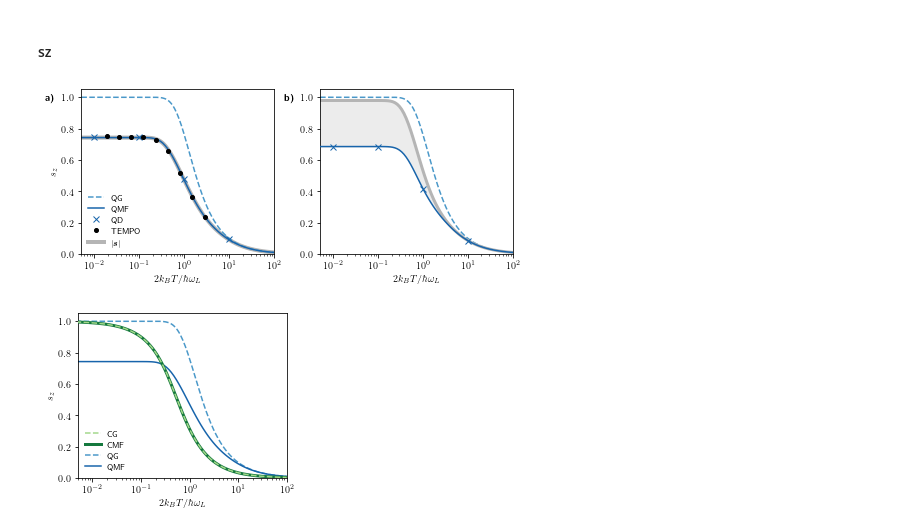
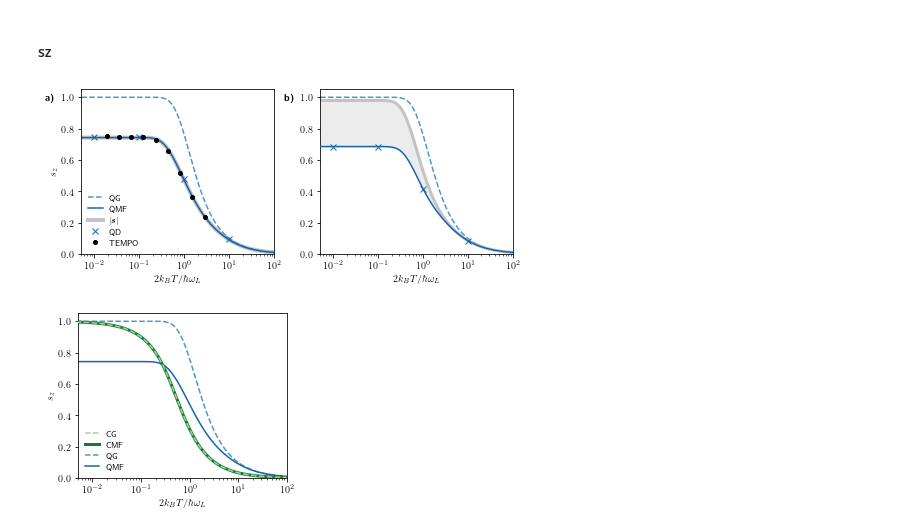
Before and after one commit to quantum-exeter/QuantumSpinDynamics, a Jupyter notebook: plot/plotStatics.ipynb, the cells around one changed output. Drawn from its saved outputs; the diff is of its cells as text; code cells hidden in the pictures.

Commit message:
Legend changed in weak plots.

```diff
--- a/plot/plotStatics.ipynb
+++ b/plot/plotStatics.ipynb
@@ -182,47 +182,49 @@ def clGibbs(T):
 # ax[0].semilogx(data3D_prmd_cl[:,0], data3D_prmd_cl[:,3], color=ocmap(0.8), linestyle='-', linewidth=3, zorder=1, label='CMF') # MFGS
 
 ## Quantum ##
-ax[0].semilogx(dataG_qu[:,0], dataG_qu[:,3], color=bcmap(0.6), linestyle='--', label='QG') # Gibbs
-ax[0].semilogx(data3D_prmd[:,0], data3D_prmd[:,3], color=bcmap(0.8), label='QMF') # MFGS
-ax[0].plot(0.01, 0.745, color=bcmap(0.8), marker='x', linestyle='None', label='QD') # Dynamics
-ax[0].plot(0.1, 0.745, color=bcmap(0.8), marker='x', linestyle='None') # Dynamics
-ax[0].plot(1, 0.476, color=bcmap(0.8), marker='x', linestyle='None') # Dynamics
-ax[0].plot(10, 0.0942, color=bcmap(0.8), marker='x', linestyle='None') # Dynamics
-ax[0].semilogx(data_tempo[:,0], data_tempo[:,1], 'ko', markersize=4, label='TEMPO') # TEMPO
+ax[0].semilogx(dataG_qu[:,0], dataG_qu[:,3], color=bcmap(0.6), linestyle='--', label='QG', zorder=1) # Gibbs
+ax[0].semilogx(data3D_prmd[:,0], data3D_prmd[:,3], color=bcmap(0.8), label='QMF', zorder=2) # MFGS
 
-ax[0].semilogx(data3D_prmd[:,0], np.sqrt(data3D_prmd[:,1]**2 + data3D_prmd[:,2]**2 + data3D_prmd[:,3]**2), color=gcmap(0.4), linestyle='-', linewidth=4, zorder=0, label='$|\\bm{s}|$') # MFGS
+ax[0].semilogx(data3D_prmd[:,0], np.sqrt(data3D_prmd[:,1]**2 + data3D_prmd[:,2]**2 + data3D_prmd[:,3]**2), color=gcmap(0.35), linestyle='-', linewidth=4, zorder=0, label='$|\\bm{s}|$') # MFGS
+
+ax[0].plot(0.01, 0.745, color=bcmap(0.8), marker='x', linestyle='None', label='QD', zorder=3) # Dynamics
+ax[0].plot(0.1, 0.745, color=bcmap(0.8), marker='x', linestyle='None', zorder=3) # Dynamics
+ax[0].plot(1, 0.476, color=bcmap(0.8), marker='x', linestyle='None', zorder=3) # Dynamics
+ax[0].plot(10, 0.0942, color=bcmap(0.8), marker='x', linestyle='None', zorder=3) # Dynamics
+
+ax[0].semilogx(data_tempo[:,0], data_tempo[:,1], 'ko', markersize=4, label='TEMPO', zorder=4) # TEMPO
 
 ##### Data 1D ######
 
 ## Classical ##
 # ax[1].semilogx(dataG_qu[:,0], clGibbs(dataG_qu[:,0]), 'r-') # Gibbs (Analytical)
 # ax[1].semilogx(dataG_cl[:,0], dataG_cl[:,3], color=ocmap(0.4), linestyle='--', zorder=2, label='CG') # Gibbs (Numerical)
 # ax[1].semilogx(data1D_prmd_cl[:,0], data1D_prmd_cl[:,3], color=ocmap(0.8), linestyle='-', linewidth=3, zorder=0) # MFGS
 
 ## Quantum ##
 ax[1].semilogx(dataG_qu[:,0], dataG_qu[:,3], color=bcmap(0.6), linestyle='--', zorder=1) # Gibbs
 ax[1].semilogx(data1D_prmd[:,0], data1D_prmd[:,3], color=bcmap(0.8), zorder=3) # MFGS
 
 ax[1].plot(0.01, 0.685, color=bcmap(0.8), marker='x', linestyle='None', zorder=4) # Dynamics
 ax[1].plot(0.1, 0.685, color=bcmap(0.8), marker='x', linestyle='None', zorder=4) # Dynamics
 ax[1].plot(1, 0.417, color=bcmap(0.8), marker='x', linestyle='None', zorder=4) # Dynamics
 ax[1].plot(10, 0.086, color=bcmap(0.8), marker='x', linestyle='None', zorder=4) # Dynamics
 
 ax[1].fill_between(data1D_prmd[:,0], np.sqrt(data1D_prmd[:,1]**2 + data1D_prmd[:,2]**2 + data1D_prmd[:,3]**2), data1D_prmd[:,3], color=gcmap(0.15), zorder=0)
 
-ax[1].semilogx(data1D_prmd[:,0], np.sqrt(data1D_prmd[:,1]**2 + data1D_prmd[:,2]**2 + data1D_prmd[:,3]**2), color=gcmap(0.4), linestyle='-', linewidth=3, zorder=2) # MFGS
+ax[1].semilogx(data1D_prmd[:,0], np.sqrt(data1D_prmd[:,1]**2 + data1D_prmd[:,2]**2 + data1D_prmd[:,3]**2), color=gcmap(0.35), linestyle='-', linewidth=3, zorder=2) # MFGS
 
 ax[0].text(0.08e-2, 0.98, '\\textbf{a)}')
 ax[1].text(0.08e-2, 0.98, '\\textbf{b)}')
 
-ax[0].legend(ncol=1, loc='lower left', frameon=False)
+ax[0].legend(ncol=1, loc='lower left', frameon=False, handlelength=1.8)
 
 fig.tight_layout(w_pad = 1.4)
 
 # plt.savefig('/Users/charliehogg/Dropbox/PhD/1. 3D Project/Paper/Graphs/sz_T_prmd_1D_3D.pdf', dpi=300) # Export for Mac
 plt.savefig('C://Users//crh222//Dropbox//PhD//1. 3D Project///Paper//Graphs//sz_T_prmd_1D_3D.pdf', dpi=300) # Export for Windows
 # %% [output]
-[figure, old version]
+[figure, new version]
 # %%
 fig, ax = plt.subplots(1, 1, figsize=(3.75, 3))  #size in inches
 
```
Also changed, not shown: parts of 2 cells of this notebook.
